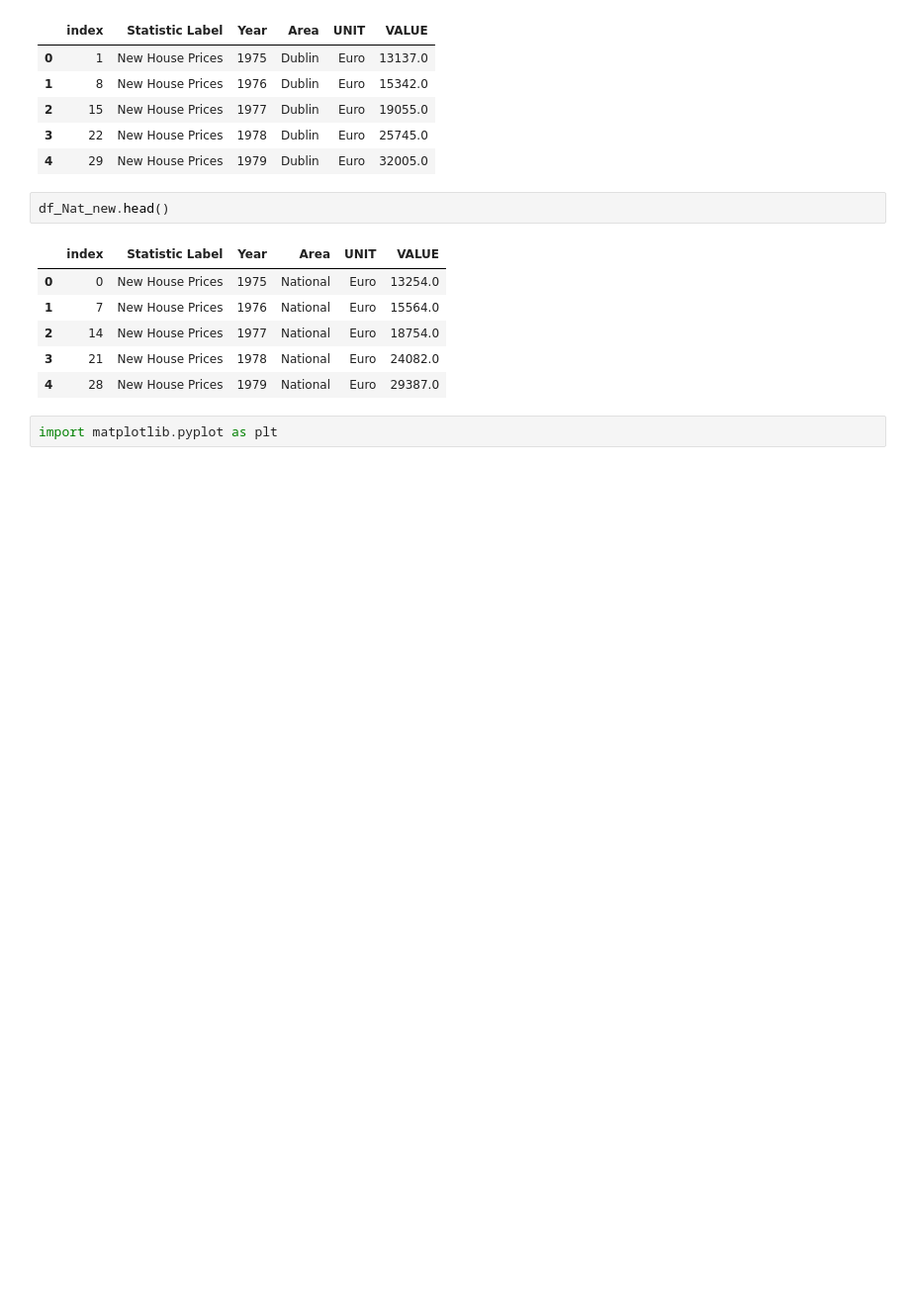
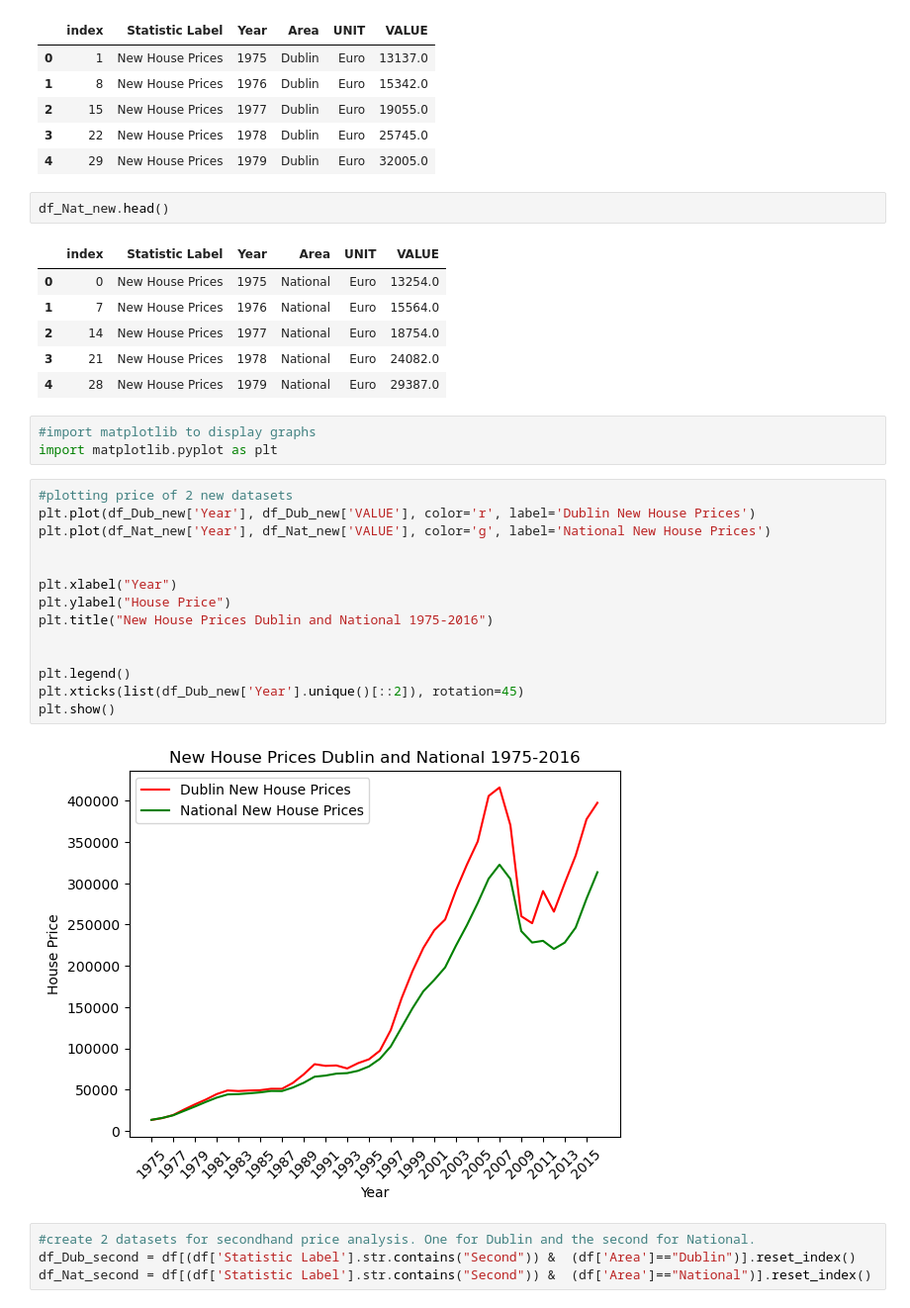
Before and after one commit to killiangriffin/UCDPA_KillianGriffin, a Jupyter notebook: experimental.ipynb, the cells around one changed output. Shown at 99% size. Drawn from its saved outputs; the diff is of its cells as text; blank space fills up the shorter version.

```diff
--- a/experimental.ipynb
+++ b/experimental.ipynb
@@ -74,4 +74,25 @@ df_Nat_new.head()
 | 3 | 21 | New House Prices | 1978 | National | Euro | 24082.0 |
 | 4 | 28 | New House Prices | 1979 | National | Euro | 29387.0 |
 # %%
+#import matplotlib to display graphs
 import matplotlib.pyplot as plt
+# %%
+#plotting price of 2 new datasets
+plt.plot(df_Dub_new['Year'], df_Dub_new['VALUE'], color='r', label='Dublin New House Prices')
+plt.plot(df_Nat_new['Year'], df_Nat_new['VALUE'], color='g', label='National New House Prices')
+
+
+plt.xlabel("Year")
+plt.ylabel("House Price")
+plt.title("New House Prices Dublin and National 1975-2016")
+
+
+plt.legend()
+plt.xticks(list(df_Dub_new['Year'].unique()[::2]), rotation=45)
+plt.show()
+# %% [output]
+[figure, added]
+# %%
+#create 2 datasets for secondhand price analysis. One for Dublin and the second for National.
+df_Dub_second = df[(df['Statistic Label'].str.contains("Second")) &  (df['Area']=="Dublin")].reset_index()
+df_Nat_second = df[(df['Statistic Label'].str.contains("Second")) &  (df['Area']=="National")].reset_index()
```
Also changed, not shown: parts of 3 cells of this notebook.
